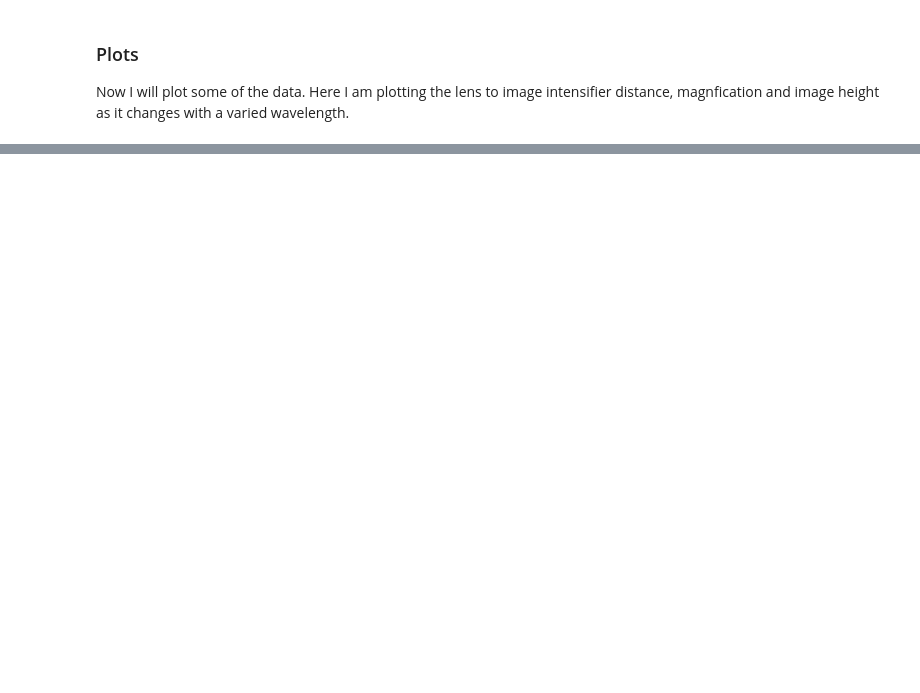
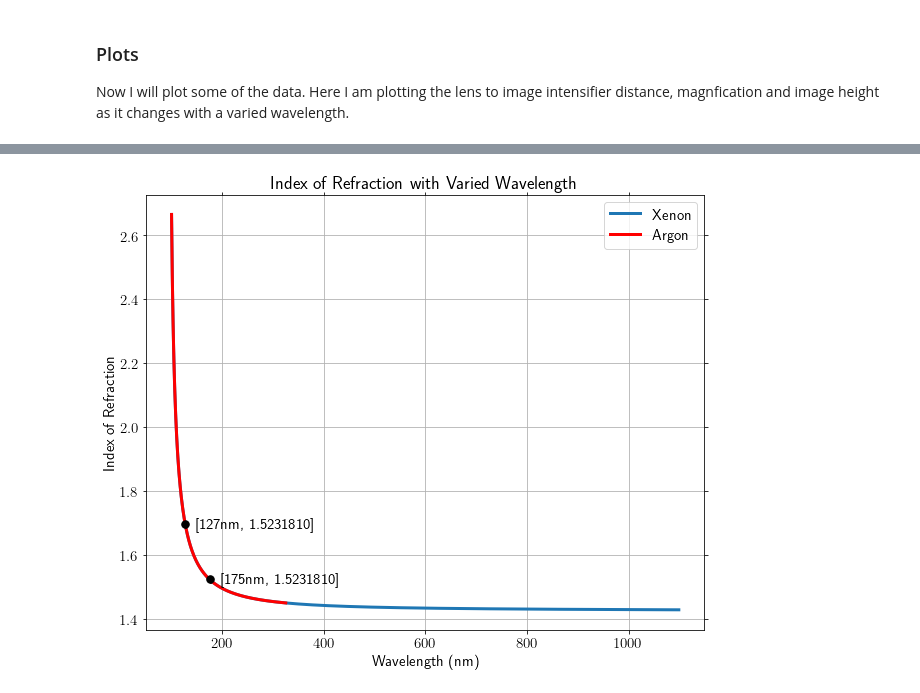
Before and after one commit to alexhigley/SULI-2022, a Jupyter notebook: Get Image Location.ipynb, the cells around one changed output, grey strips where cells are left out. Saved outputs shown, nothing was run; the diff lists cells and outputs as text; code cells hidden in the pictures; blank space fills up the shorter version.

```diff
--- a/Get Image Location.ipynb
+++ b/Get Image Location.ipynb
@@ -227,4 +244,17 @@ poi_wl_178_loc = np.where((wl_range_Xe_nm > 177.5) & (wl_range_Xe_nm < 179)) #wh
 
 #Argon point of interest
 poi_wl_127_loc = np.where((wl_range_Ar_nm >= 127) & (wl_range_Ar_nm < 127.1)) #where it is 127 nm
+# %%
+#Turning lists into arrays for locs
+d_i_range_Xe_arr = np.array(d_i_range_Xe)
+m_range_Xe_arr = np.array(m_range_Xe)
+h_range_Xe_arr = np.array(h_range_Xe)
+n_range_Xe_arr = np.array(n_range_Xe)
+f_range_Xe_arr = np.array(f_range_Xe)
+
+d_i_range_Ar_arr = np.array(d_i_range_Ar)
+m_range_Ar_arr = np.array(m_range_Ar)
+h_range_Ar_arr = np.array(h_range_Ar)
+n_range_Ar_arr = np.array(n_range_Ar)
+f_range_Ar_arr = np.array(f_range_Ar)
 # %%
@@ -391,0 +413,33 @@ ax1.set_title("Height of Image with Varied Wavelength");
+# %%
+matplotlib.rc('text',usetex=True)
+matplotlib.rc('font',size=15)
+fig1,ax1 = plt.subplots(figsize=(10,8))
+
+ax1.set_xlabel('Wavelength (nm)')
+ax1.set_ylabel('Index of Refraction')
+
+ax1.plot(wl_range_Xe_nm, n_range_Xe, label="Xenon", color="tab:blue", linewidth=3)
+ax1.plot(wl_range_Ar_nm, n_range_Ar, label="Argon", color="r", linewidth=3)
+
+pois_x = np.array([wl_127, wl_175])
+pois_y = np.array([n_127, n_175])
+
+ax1.scatter(pois_x, pois_y, color="black")
+ax1.plot(wl_175, n_175, marker=".", markersize=15, color="black")
+ax1.plot(wl_127, n_127, marker=".", markersize=15, color="black")
+
+ax1.tick_params(axis='both',which='minor',direction='in')
+ax1.tick_params(top=True,right=True)
+ax1.tick_params(which='minor',top=True,right=True)
+
+
+annotations=[(".  \t" + w1_127_lab + "nm, " + n_127_lab + "]"), (".  \t" + w1_175_lab + "nm, " + n_175_lab + "]")]
+
+for i, label in enumerate(annotations):
+    plt.annotate(label, (pois_x[i], pois_y[i]), ha='left', va='center')
+
+plt.legend()
+plt.grid(True)
+ax1.set_title("Index of Refraction with Varied Wavelength");
+# %% [output]
+[figure, added]
```
Also changed, not shown: parts of 10 cells of this notebook.
